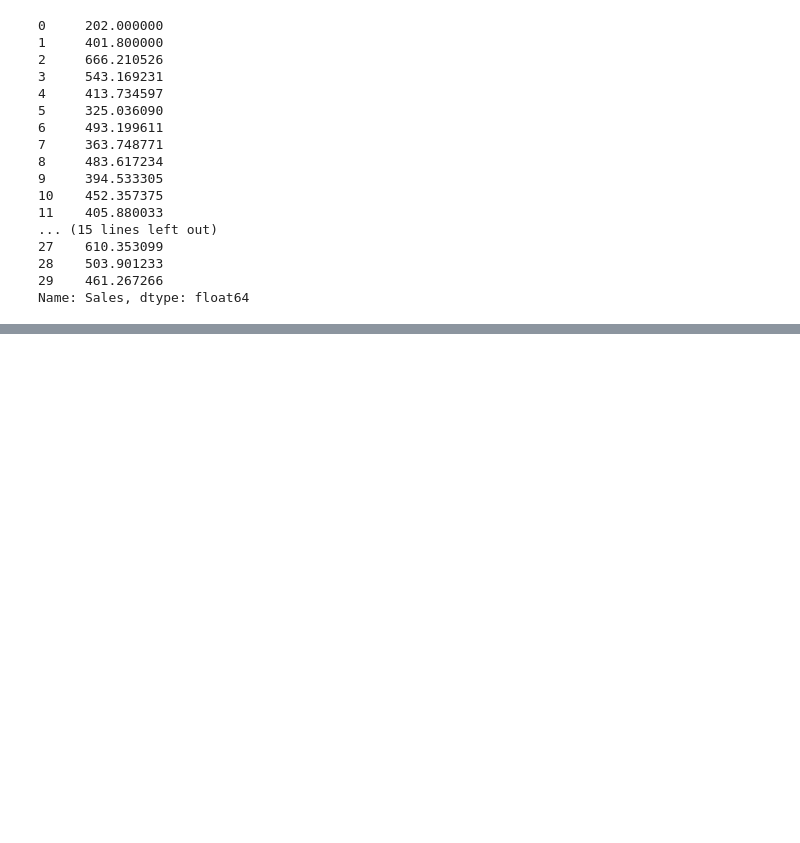
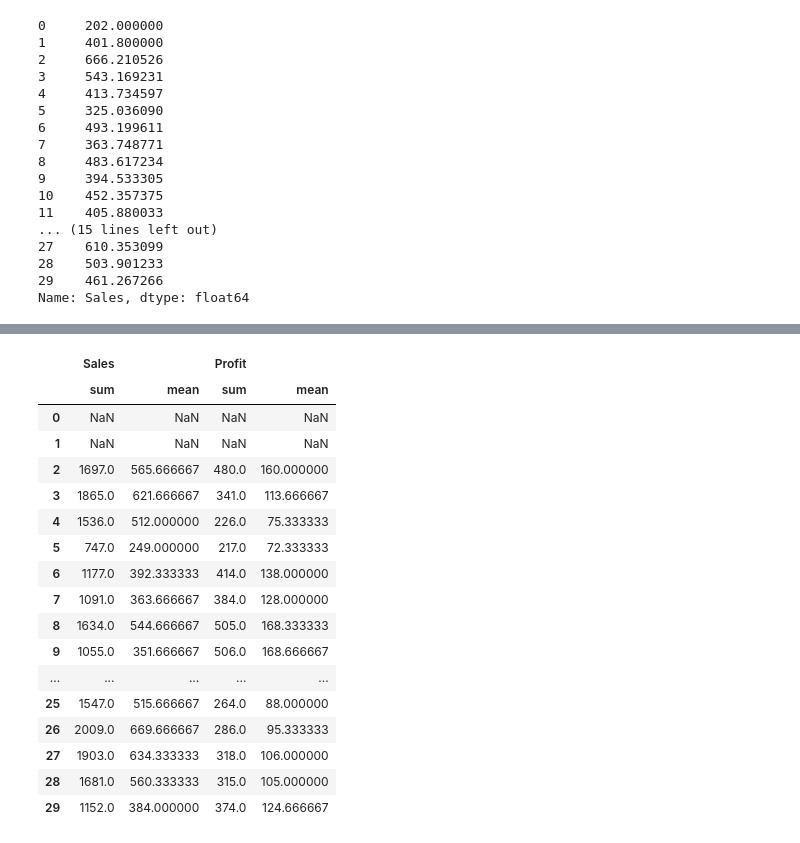
Before and after one commit to SyedSamiUllah1/Python_Practice, a Jupyter notebook: Book.ipynb, the cells around one changed output, grey strips where cells are left out. Saved outputs shown, nothing was run; the diff lists cells and outputs as text; code cells hidden in the pictures; blank space fills up the shorter version.

```diff
--- a/Book.ipynb
+++ b/Book.ipynb
@@ -1046,0 +1076,2 @@ Name: Sales, dtype: float64
+# %%
+r=(df1[['Sales','Profit']].rolling(window=3))
@@ -1046,0 +1098,21 @@ Name: Sales, dtype: float64
+# %%
+r.aggregate([np.sum,np.mean])
+# %% [output]
+|  | Sales |  | Profit |  |
+|  | sum | mean | sum | mean |
+| 0 | NaN | NaN | NaN | NaN |
+| 1 | NaN | NaN | NaN | NaN |
+| 2 | 1697.0 | 565.666667 | 480.0 | 160.000000 |
+| 3 | 1865.0 | 621.666667 | 341.0 | 113.666667 |
+| 4 | 1536.0 | 512.000000 | 226.0 | 75.333333 |
+| 5 | 747.0 | 249.000000 | 217.0 | 72.333333 |
+| 6 | 1177.0 | 392.333333 | 414.0 | 138.000000 |
+| 7 | 1091.0 | 363.666667 | 384.0 | 128.000000 |
+| 8 | 1634.0 | 544.666667 | 505.0 | 168.333333 |
+| 9 | 1055.0 | 351.666667 | 506.0 | 168.666667 |
+| ... | ... | ... | ... | ... |
+| 25 | 1547.0 | 515.666667 | 264.0 | 88.000000 |
+| 26 | 2009.0 | 669.666667 | 286.0 | 95.333333 |
+| 27 | 1903.0 | 634.333333 | 318.0 | 106.000000 |
+| 28 | 1681.0 | 560.333333 | 315.0 | 105.000000 |
+| 29 | 1152.0 | 384.000000 | 374.0 | 124.666667 |
```
Also changed, not shown: parts of 19 cells of this notebook.
